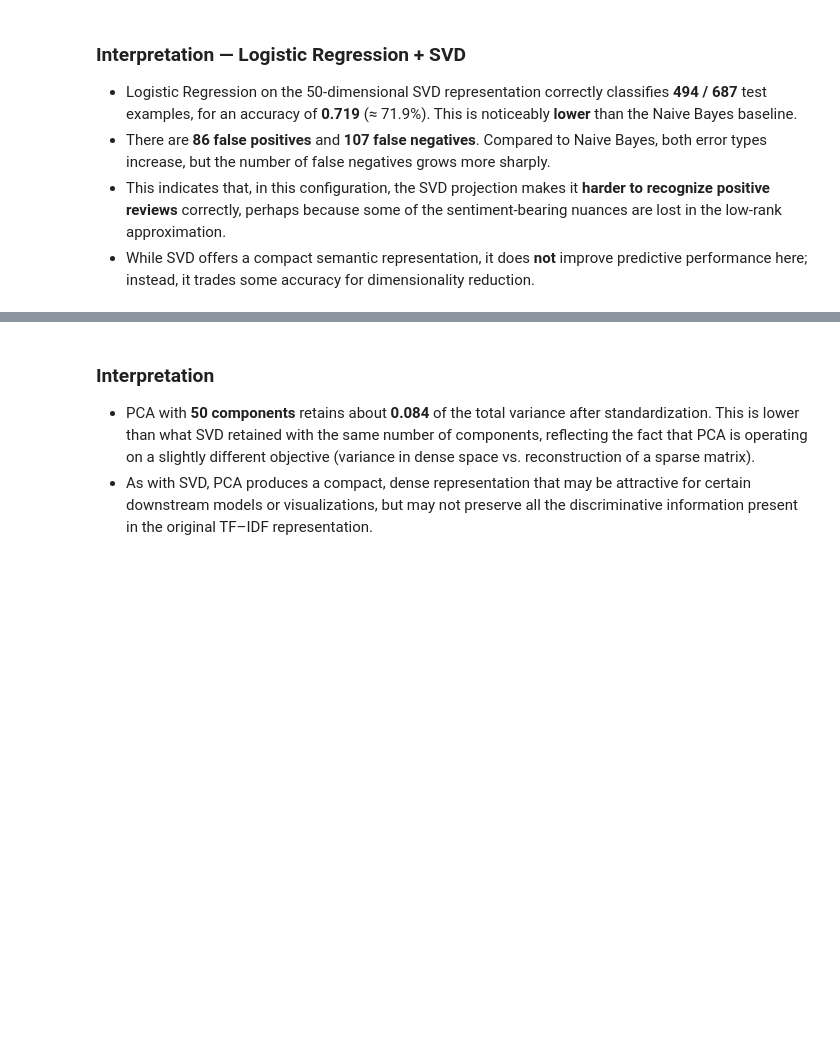
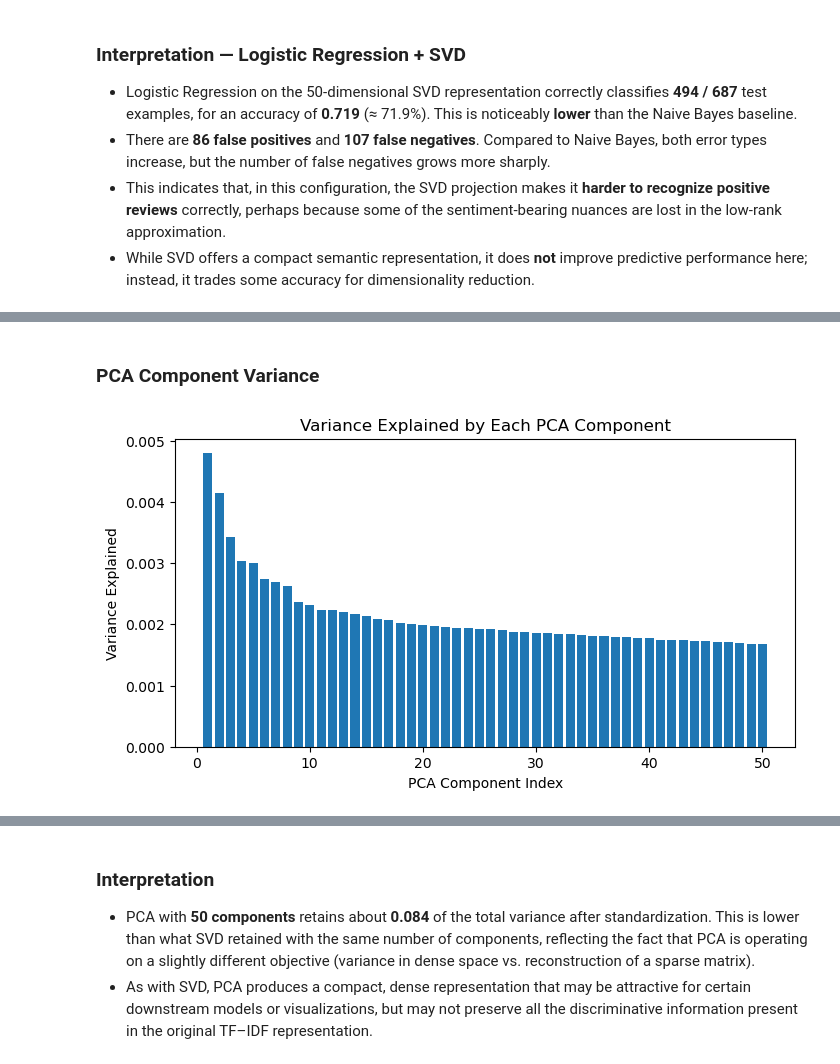
Before and after one commit to Andrew-Silveira-5077086/SentimentLabelledSentences-FinalProject, a Jupyter notebook: GroupProject-Final.ipynb, the cells around one changed output, grey strips where cells are left out. Drawn from its saved outputs; the diff is of its cells as text; code cells hidden in the pictures; blank space fills up the shorter version.

```diff
--- a/GroupProject-Final.ipynb
+++ b/GroupProject-Final.ipynb
@@ -486,0 +520,11 @@ Total explained variance: 0.107
+# %% [markdown]
+### PCA Component Variance
+# %%
+plt.figure(figsize=(8,4))
+plt.bar(range(1, n_components_pca+1), pca.explained_variance_ratio_)
+plt.xlabel("PCA Component Index")
+plt.ylabel("Variance Explained")
+plt.title("Variance Explained by Each PCA Component")
+plt.show()
+# %% [output]
+[figure, added]
```
Also changed, not shown: parts of 8 cells of this notebook.
